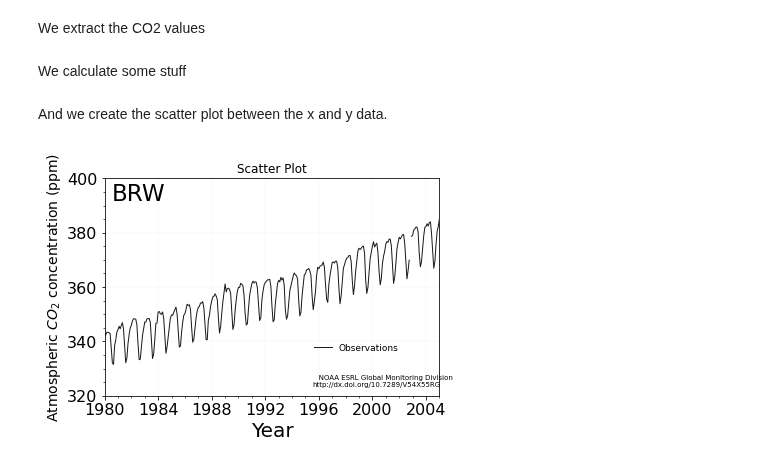
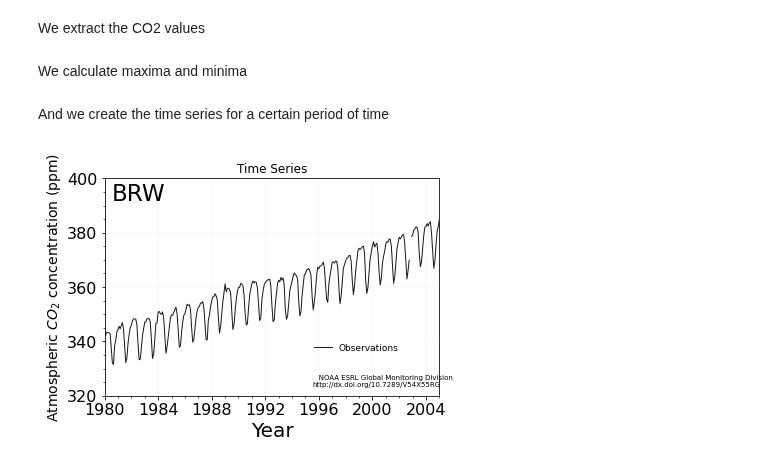
Before and after one commit to Datavizcowboy/PythonDatavizToolbox, a Jupyter notebook: 02_TimeSeries.ipynb, the cells around one changed output. Cells and saved outputs as stored; diff of their text form; code cells hidden in the pictures.

```diff
--- a/02_TimeSeries.ipynb
+++ b/02_TimeSeries.ipynb
@@ -25,45 +25,45 @@ for w in fobs.readlines():
     obs.append(np.float(pre[7]))
     obsstd.append(np.float(pre[8]))
 fobs.close()
-# %% [markdown]
-We calculate some stuff
+# %% [markdown]
+We calculate maxima and minima
 # %%
 obsmax=[x + y for x, y in zip(obs, obsstd)]
 obsmin=[x - y for x, y in zip(obs, obsstd)]
 
 thedate = [dt.datetime.strptime(d,'%Y-%m-%d').date() for d in year]
-# %% [markdown]
-And we create the scatter plot between the x and y data.
+# %% [markdown]
+And we create the time series for a certain period of time
 # %%
 fig, ax = pl.subplots(1,1)
+
 ax.plot(thedate[0:301],obs[0:301],color='black',linewidth=1, alpha=0.9, label='Observations')
 
 ax.minorticks_on()
 ax.tick_params(axis='y',which='minor',bottom='off')
 ax.tick_params(axis='x',which='minor',bottom='off')
 
-ax.grid(linestyle='dotted',linewidth=.2, alpha=0.8)
 ax.legend(fontsize=9,frameon=False,loc="upper left", bbox_to_anchor=(0.6,0.28))
 
 comment1_txt = '''\
    NOAA ESRL Global Monitoring Division
 http://dx.doi.org/10.7289/V54X55RG
     '''
 annot_txt = tw.fill(tw.dedent(comment1_txt.rstrip()), width=40)
 ax.text(.62, .05, annot_txt, horizontalalignment='left', rotation=0, wrap=True, bbox={'facecolor':'none', 'alpha':0.0, 'pad':2},
         transform=ax.transAxes, fontsize=7)
 ax.text(.02,.9,'BRW',fontsize=23,
         horizontalalignment='left',
         transform=ax.transAxes)
 ax.tick_params(axis='both', which='major', labelsize=16)
 ax.grid(linestyle='dotted',linewidth=.2, alpha=0.8)
 ax.set_xlabel('Year', fontsize=20,linespacing=4.2)
 ax.set_ylabel('Atmospheric $CO_2$ concentration (ppm)', fontsize=14)
 ax.set_ylim(320,400,10)
 datemin=thedate[0]
 datemax=thedate[300]
 ax.set_xlim(datemin, datemax)
-pl.title('Scatter Plot')
+pl.title('Time Series')
 pl.show()
 # %% [output]
-[figure, old version]
+[figure, new version]
```
